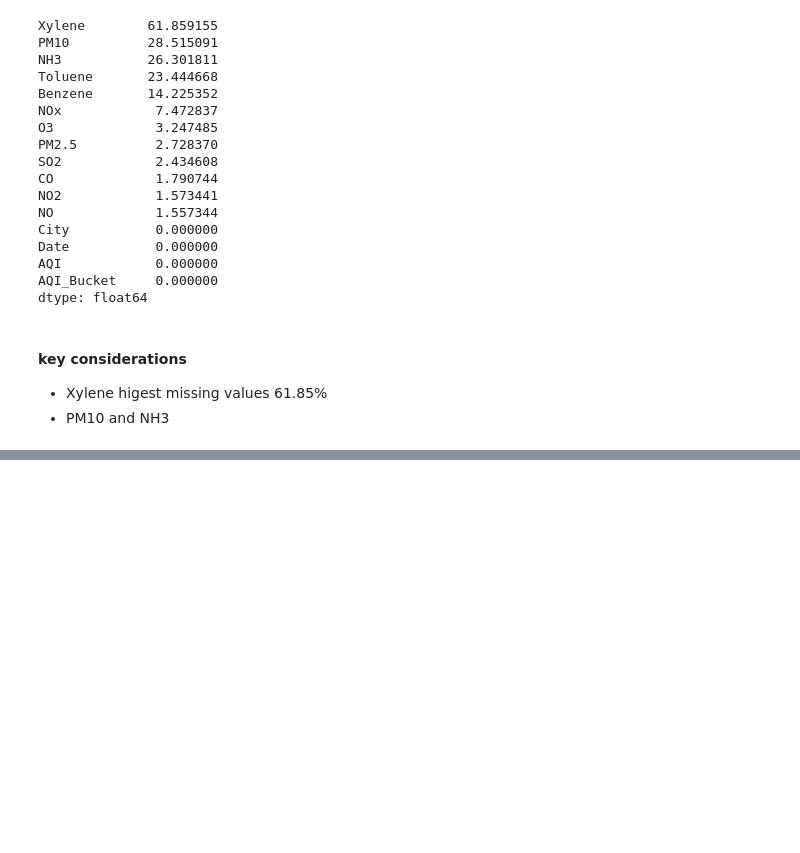
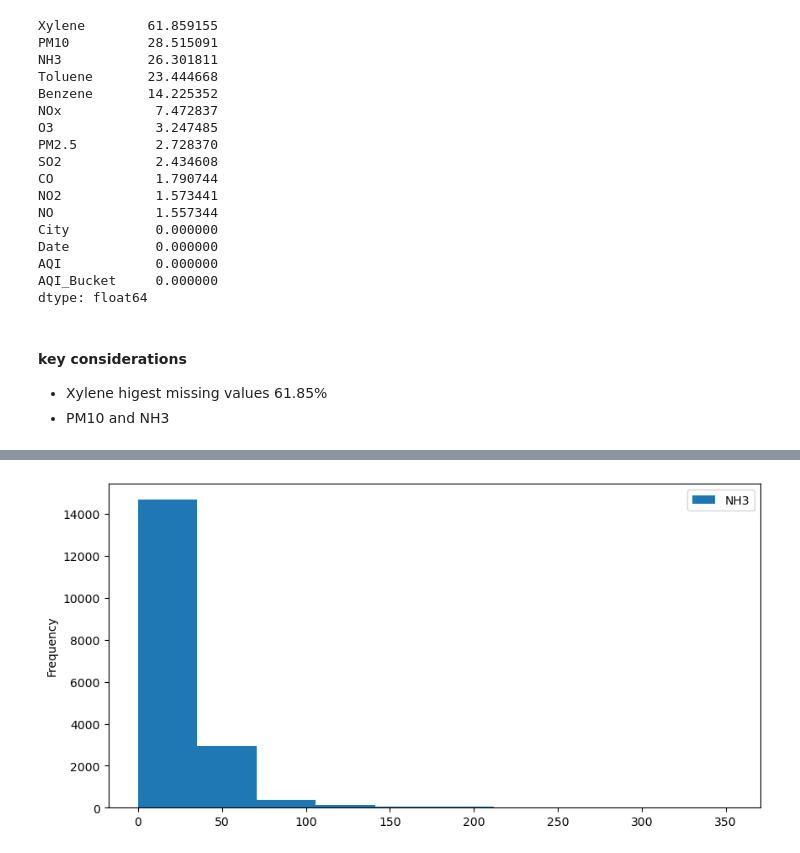
Before and after one commit to aswa8087/Air-Quality-Index, a Jupyter notebook: AirQuality.ipynb, the cells around one changed output, grey strips where cells are left out. Cells and saved outputs as stored; diff of their text form; code cells hidden in the pictures; blank space fills up the shorter version.

```diff
--- a/AirQuality.ipynb
+++ b/AirQuality.ipynb
@@ -139,0 +155,6 @@ dtype: float64
+# %%
+ df['NH3'].plot(kind='hist', figsize=(10,5))
+plt.legend()
+plt.show()
+# %% [output]
+[figure, added]
```
Also changed, not shown: parts of 29 cells of this notebook.
